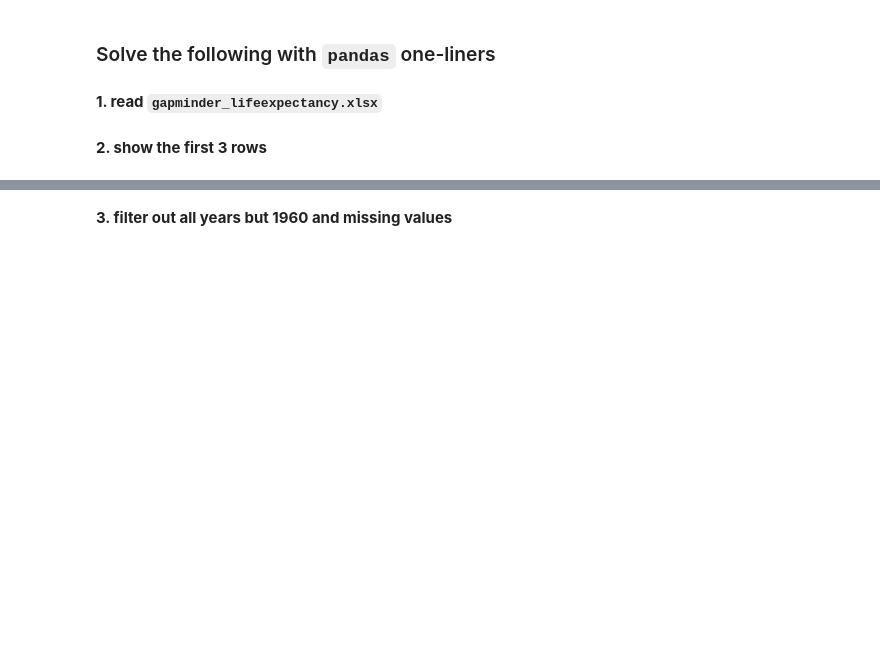
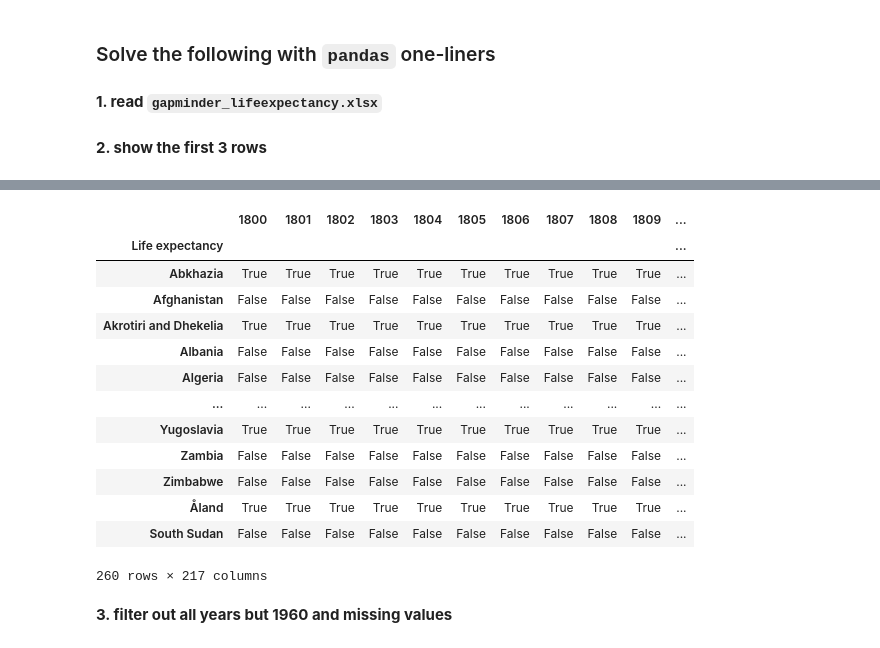
Before and after one commit to kith2909/data_models, a Jupyter notebook: weekly_milestones/week_01/descriptive statistic/exercise_descriptive_stats.ipynb, the cells around one changed output, grey strips where cells are left out. Saved outputs shown, nothing was run; the diff lists cells and outputs as text; code cells hidden in the pictures; blank space fills up the shorter version.

```diff
--- a/weekly_milestones/week_01/descriptive statistic/exercise_descriptive_stats.ipynb
+++ b/weekly_milestones/week_01/descriptive statistic/exercise_descriptive_stats.ipynb
@@ -5,7 +5,7 @@
 # %% [markdown]
 **1. read `gapminder_lifeexpectancy.xlsx`**
 # %%
-# import pandas as pd
-# life = ...('../data/gapminder_lifeexpectancy.xlsx', index_col=0)
+import pandas as pd
+life = pd.read_excel('../data/gapminder_lifeexpectancy.xlsx', index_col=0)
 # %% [markdown]
 **2. show the first 3 rows**
@@ -12,3 +21,20 @@
+# %%
+life.isna()
+# %% [output]
+|  | 1800 | 1801 | 1802 | 1803 | 1804 | 1805 | 1806 | 1807 | 1808 | 1809 | ... |
+| Life expectancy |  |  |  |  |  |  |  |  |  |  | ... |
+| Abkhazia | True | True | True | True | True | True | True | True | True | True | ... |
+| Afghanistan | False | False | False | False | False | False | False | False | False | False | ... |
+| Akrotiri and Dhekelia | True | True | True | True | True | True | True | True | True | True | ... |
+| Albania | False | False | False | False | False | False | False | False | False | False | ... |
+| Algeria | False | False | False | False | False | False | False | False | False | False | ... |
+| ... | ... | ... | ... | ... | ... | ... | ... | ... | ... | ... | ... |
+| Yugoslavia | True | True | True | True | True | True | True | True | True | True | ... |
+| Zambia | False | False | False | False | False | False | False | False | False | False | ... |
+| Zimbabwe | False | False | False | False | False | False | False | False | False | False | ... |
+| Åland | True | True | True | True | True | True | True | True | True | True | ... |
+| South Sudan | False | False | False | False | False | False | False | False | False | False | ... |
+260 rows × 217 columns
 # %% [markdown]
 **3. filter out all years but 1960 and missing values**
 # %%
```
Also changed, not shown: parts of 12 cells of this notebook, 5 other files.
